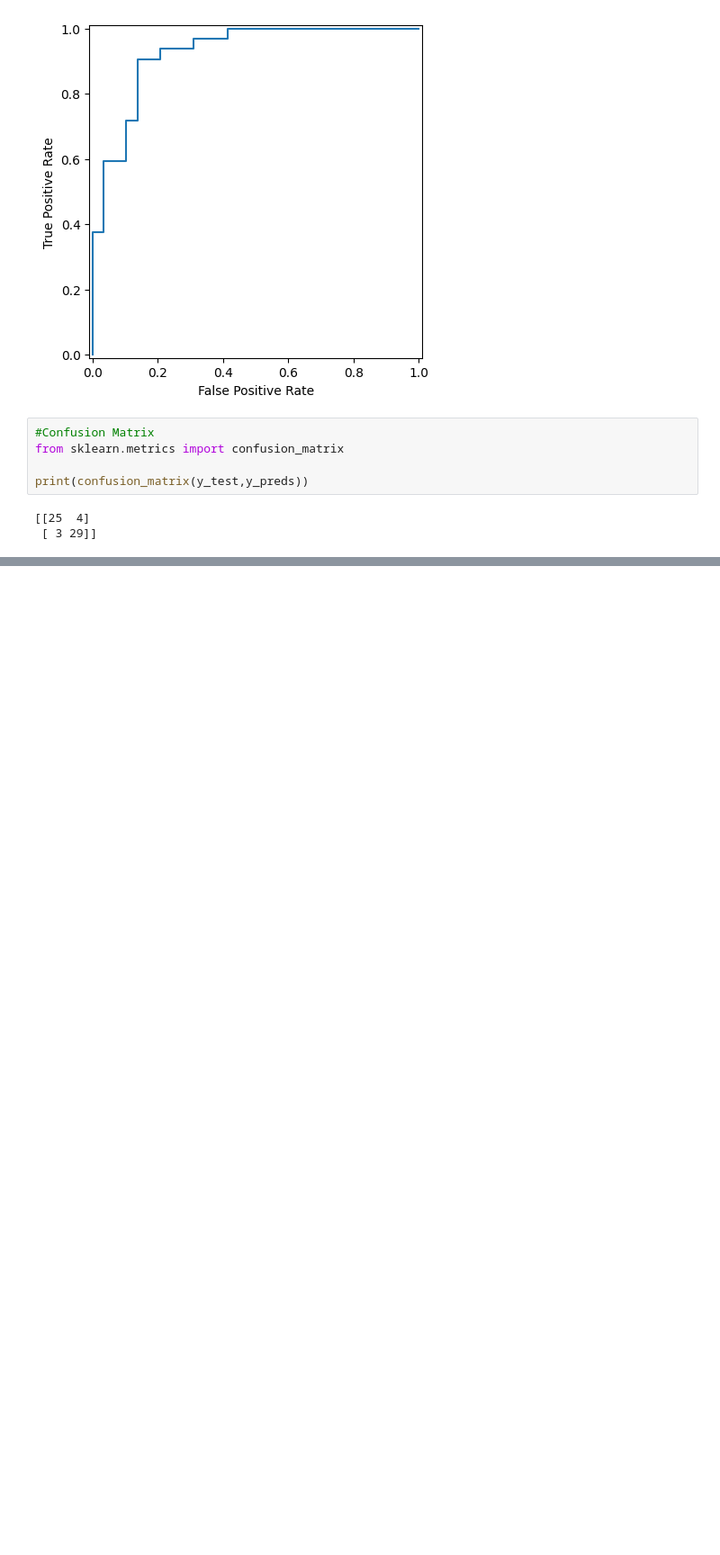
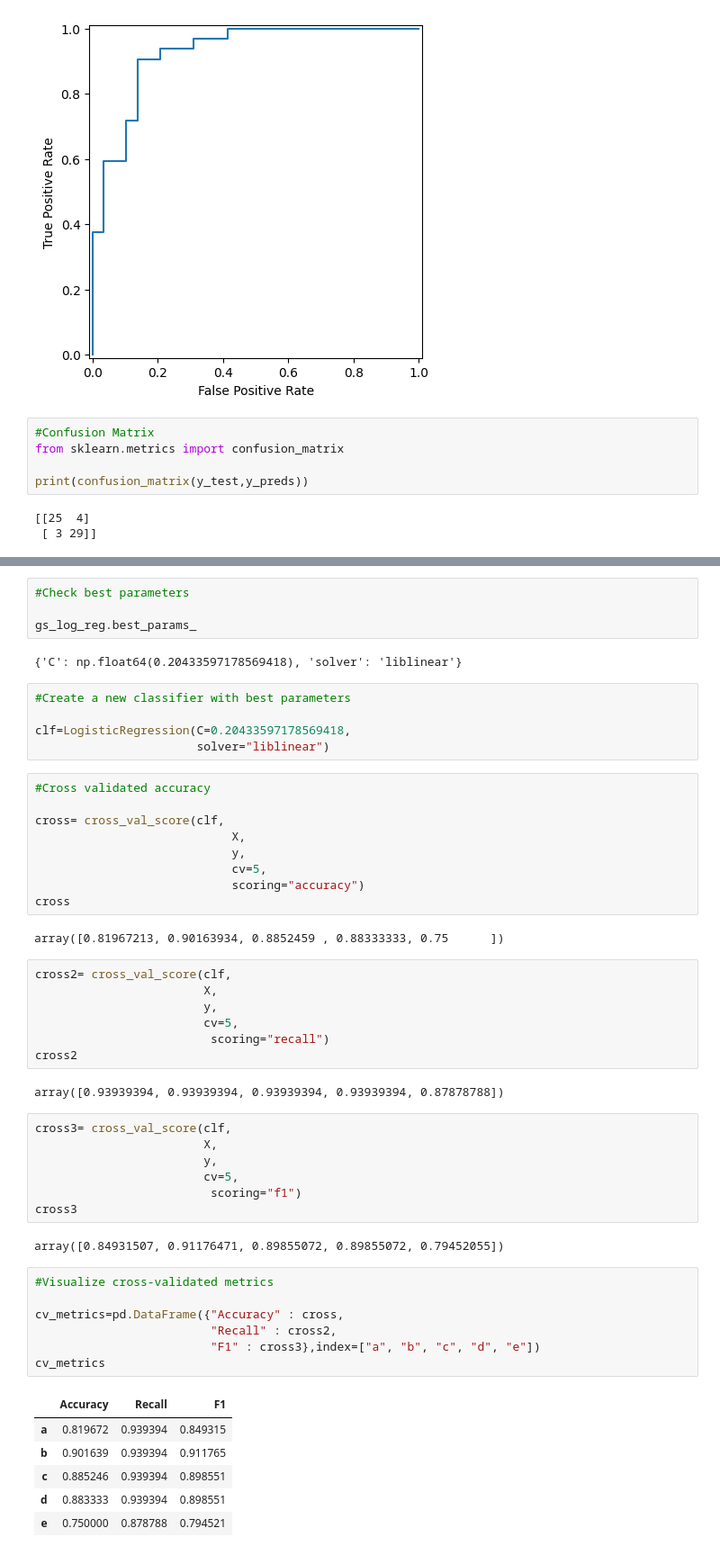
Before and after one commit to Argyrhspet1/Classification-project-on-heart-disease, a Jupyter notebook: Heart_disease_classification_project.ipynb, the cells around one changed output, grey strips where cells are left out. Shown at 90% size. Cells and saved outputs as stored; diff of their text form; blank space fills up the shorter version.

Commit message:
cross validation scores with different scoring

```diff
--- a/Heart_disease_classification_project.ipynb
+++ b/Heart_disease_classification_project.ipynb
@@ -529,0 +545,54 @@ plt.ylabel("Predicted label");
+# %%
+#Check best parameters
+
+gs_log_reg.best_params_
+# %% [output]
+{'C': np.float64(0.20433597178569418), 'solver': 'liblinear'}
+# %%
+#Create a new classifier with best parameters
+
+clf=LogisticRegression(C=0.20433597178569418,
+                       solver="liblinear")
+# %%
+#Cross validated accuracy
+
+cross= cross_val_score(clf,
+                            X,
+                            y,
+                            cv=5,
+                            scoring="accuracy")
+cross
+# %% [output]
+array([0.81967213, 0.90163934, 0.8852459 , 0.88333333, 0.75      ])
+# %%
+cross2= cross_val_score(clf,
+                        X,
+                        y,
+                        cv=5,
+                         scoring="recall")
+cross2
+# %% [output]
+array([0.93939394, 0.93939394, 0.93939394, 0.93939394, 0.87878788])
+# %%
+cross3= cross_val_score(clf,
+                        X,
+                        y,
+                        cv=5,
+                         scoring="f1")
+cross3
+# %% [output]
+array([0.84931507, 0.91176471, 0.89855072, 0.89855072, 0.79452055])
+# %%
+#Visualize cross-validated metrics
+
+cv_metrics=pd.DataFrame({"Accuracy" : cross,
+                         "Recall" : cross2,
+                         "F1" : cross3},index=["a", "b", "c", "d", "e"])
+cv_metrics
+# %% [output]
+|  | Accuracy | Recall | F1 |
+| a | 0.819672 | 0.939394 | 0.849315 |
+| b | 0.901639 | 0.939394 | 0.911765 |
+| c | 0.885246 | 0.939394 | 0.898551 |
+| d | 0.883333 | 0.939394 | 0.898551 |
+| e | 0.750000 | 0.878788 | 0.794521 |
```
Also changed, not shown: parts of 4 cells of this notebook.
